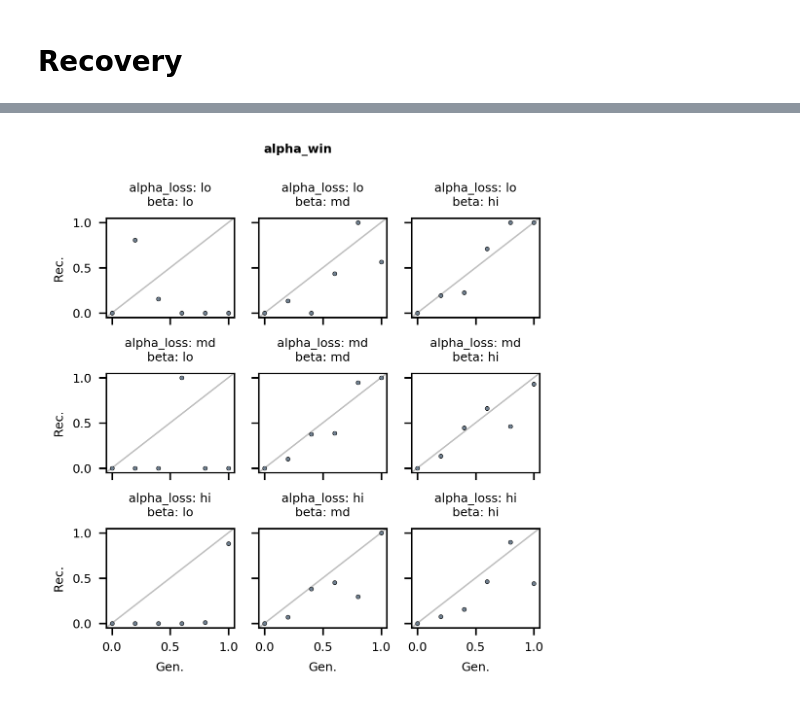
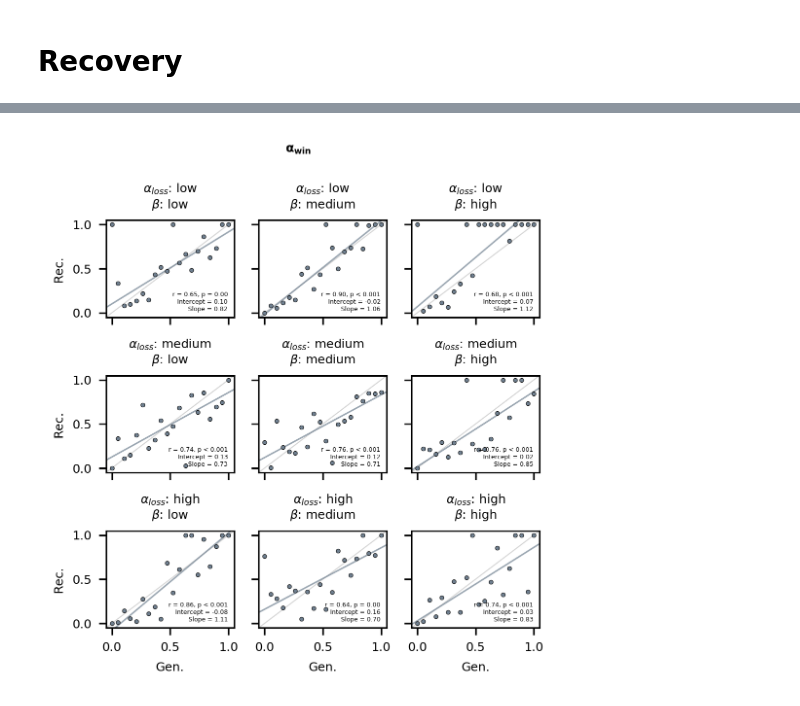
Before and after one commit to moltaire/rl, a Jupyter notebook: Example.ipynb, the cells around one changed output, grey strips where cells are left out. Drawn from its saved outputs; the diff is of its cells as text; code cells hidden in the pictures.

Commit message:
added recovery to example notebook

```diff
--- a/Example.ipynb
+++ b/Example.ipynb
@@ -29,0 +29,18 @@ Task with the task rules:
+# %%
+task_vars = rl.task.TaskVars()
+task_vars.n_trials = 100
+task_vars.n_blocks = 2
+
+task_rules = {
+    "0": {"p_r_0": 0.2, "p_r_1": 0.8, "a_correct": [1]},
+    "1": {"p_r_0": 0.8, "p_r_1": 0.2, "a_correct": [0]},
+    "2": {"p_r_0": 0.5, "p_r_1": 0.5, "a_correct": [0, 1]}
+}
+
+task_vars.task_rules = task_rules
+task_vars.n_trials_reversal_min = 10
+task_vars.n_trials_reversal_max = 16
+task_vars.p_correct_reversal_min = 0.7
+
+task = rl.task.Task(task_vars=task_vars)
+task
@@ -105,14 +161,14 @@ agent_vars.beta = np.nan
 agent = rl.agent.Agent(agent_vars=agent_vars)
 # %%
 # Set up parameter ranges
-alpha_win_values = {'var': np.arange(0, 1.01, 0.2), 'lo':0.1, 'md':0.5, 'hi':0.8}
-alpha_loss_values = {'var': np.arange(0, 1.01, 0.2), 'lo':0.1, 'md':0.5, 'hi':0.8}
-beta_values = {'var':np.arange(1, 10, 2), 'lo':1, 'md':5, 'hi':10}
+alpha_win_values = {'variable': np.linspace(0, 1.0, 20), 'low':0.1, 'medium':0.3, 'high':0.6}
+alpha_loss_values = {'variable': np.linspace(0, 1.0, 20), 'low':0.1, 'medium':0.3, 'high':0.6}
+beta_values = {'variable':np.linspace(1, 10, 20), 'low':3, 'medium':5, 'high':10}
 parameter_values = {'alpha_win':alpha_win_values,
-              'alpha_loss':alpha_loss_values,
-              'beta':beta_values}
+                    'alpha_loss':alpha_loss_values,
+                    'beta':beta_values}
 # %%
 # Set up estimation
 est_vars = rl.estimation.EstimationVars(task_vars=task_vars)
-est_vars.n_sp = 1
+est_vars.n_sp = 10
 est = rl.estimation.Estimation(est_vars=est_vars)
@@ -182,3 +175,5 @@ recovery_results.to_csv('recovery-results.csv')
+# %%
+recovery_results = rl.recovery.run_recovery(task, agent, est, parameter_values)
 # %%
 recovery_results.head()
 # %% [output]
@@ -242,8 +188,8 @@ def plot_recovery_results(recovery_results, variable_parameter, bounds=None, tic
 # %%
-plot_recovery_results(recovery_results,
+rl.plots.plot_recovery_results(recovery_results,
                       'alpha_win',
                       ticks=np.linspace(0, 1, 3),
                       bounds=[-0.05, 1.05]);
 # %% [output]
-[figure, old version]
+[figure, new version]
 # %%
```
Also changed, not shown: parts of 29 cells of this notebook, 1 other file.
